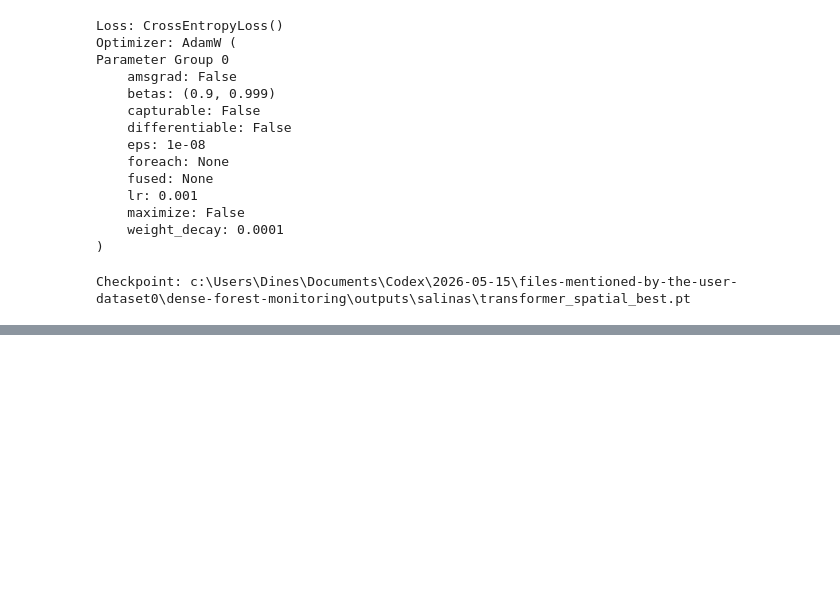
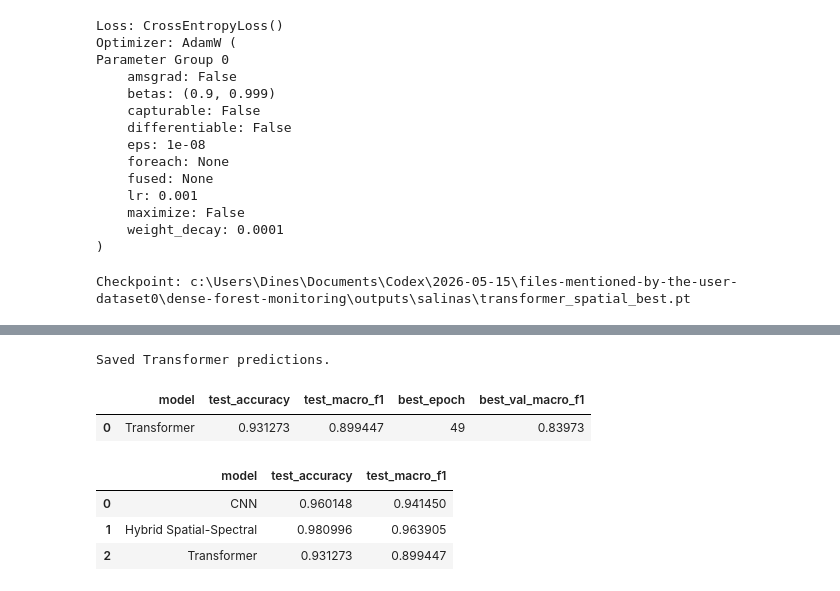
Before and after one commit to N-0-MAD/Efficient-Spatial-Spectral-Deep-Learning-for-Hyperspectral-Image, a Jupyter notebook: notebooks/transformer_spatial_experiment.ipynb, the cells around one changed output, grey strips where cells are left out. Saved outputs shown, nothing was run; the diff lists cells and outputs as text; code cells hidden in the pictures; blank space fills up the shorter version.

```diff
--- a/notebooks/transformer_spatial_experiment.ipynb
+++ b/notebooks/transformer_spatial_experiment.ipynb
@@ -336,8 +336,8 @@ def evaluate(model, loader):
         ),
     }
 # %%
-epochs = 30
-patience = 8
+epochs = 50
+patience = 50
 
 best_macro_f1 = -1.0
 best_epoch = None
@@ -441,0 +589,59 @@ Epoch 10 | Loss: 0.0370 | Val Acc: 0.8957 | Val Macro-F1: 0.8286
+# %%
+np.save(
+    outputs_dir / "transformer_spatial_y_test.npy",
+    y_test,
+)
+
+np.save(
+    outputs_dir / "transformer_spatial_y_pred.npy",
+    y_pred,
+)
+
+print("Saved Transformer predictions.")
+# %% [output]
+Saved Transformer predictions.
+# %%
+transformer_results = pd.DataFrame([
+    {
+        "model": "Transformer",
+        "test_accuracy": test_accuracy,
+        "test_macro_f1": test_macro_f1,
+        "best_epoch": best_epoch,
+        "best_val_macro_f1": best_macro_f1,
+    }
+])
+
+display(transformer_results)
+
+transformer_results.to_csv(
+    outputs_dir / "transformer_spatial_results.csv",
+    index=False,
+)
+# %% [output]
+|  | model | test_accuracy | test_macro_f1 | best_epoch | best_val_macro_f1 |
+| 0 | Transformer | 0.931273 | 0.899447 | 49 | 0.83973 |
+# %%
+comparison = pd.DataFrame([
+    {
+        "model": "CNN",
+        "test_accuracy": 0.960148,
+        "test_macro_f1": 0.941450,
+    },
+    {
+        "model": "Hybrid Spatial-Spectral",
+        "test_accuracy": 0.980996,
+        "test_macro_f1": 0.963905,
+    },
+    {
+        "model": "Transformer",
+        "test_accuracy": test_accuracy,
+        "test_macro_f1": test_macro_f1,
+    },
+])
+
+display(comparison)
+# %% [output]
+|  | model | test_accuracy | test_macro_f1 |
+| 0 | CNN | 0.960148 | 0.941450 |
+| 1 | Hybrid Spatial-Spectral | 0.980996 | 0.963905 |
+| 2 | Transformer | 0.931273 | 0.899447 |
```
Also changed, not shown: parts of 10 cells of this notebook, 45 other files.
